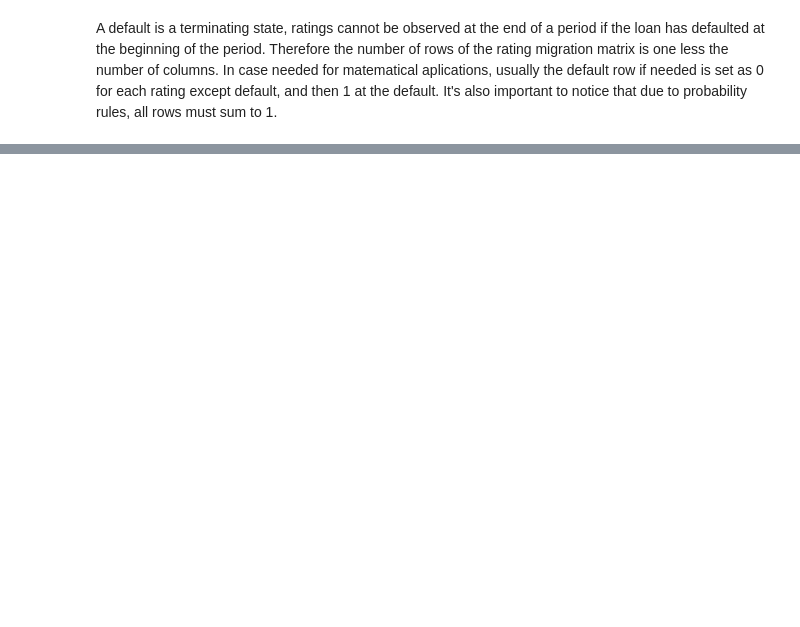
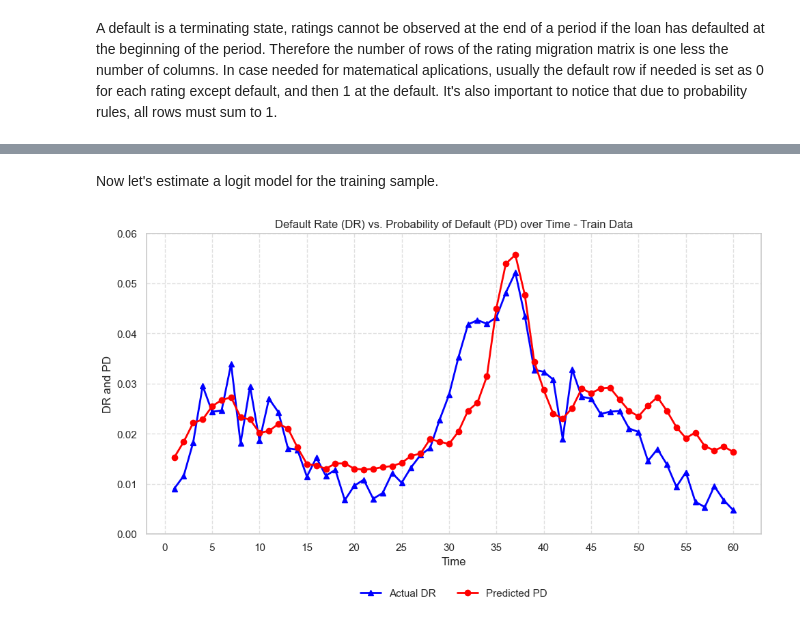
Before and after one commit to gtazevedo/cra_mtae_sas_in_py, a Jupyter notebook: Chapter 6- PD Discrete TIme Hazard Models.ipynb, the cells around one changed output, grey strips where cells are left out. Drawn from its saved outputs; the diff is of its cells as text; code cells hidden in the pictures; blank space fills up the shorter version.

Commit message:
Finished chapter 6. Stated chapter 7

```diff
--- a/Chapter 6- PD Discrete TIme Hazard Models.ipynb
+++ b/Chapter 6- PD Discrete TIme Hazard Models.ipynb
@@ -700,0 +874,38 @@ pag 176
+# %%
+clean_mortgage = mortgage.dropna()
+gss = GroupShuffleSplit(n_splits=1, train_size=0.8, random_state=12345)
+train_idx, test_idx = next(gss.split(clean_mortgage, groups=clean_mortgage['id']))
+train_df = clean_mortgage.iloc[train_idx].copy()
+test_df = clean_mortgage.iloc[test_idx].copy()
+features = ['FICO_orig_time', 'LTV_time', 'gdp_time']
+X_train = train_df[features]
+y_train = train_df['default_time']
+# %% [markdown]
+Now let's estimate a logit model for the training sample.
+# %%
+logit_model = LogisticRegression(penalty=None)
+res = logit_model.fit(X_train, y_train)
+train_df['prob_default'] = logit_model.predict_proba(train_df[features])[:, 1]
+means_df_train = train_df.groupby('time')[['default_time', 'prob_default']].mean().reset_index()
+
+test_df['prob_default'] = logit_model.predict_proba(test_df[features])[:, 1]
+means_df_test = test_df.groupby('time')[['default_time', 'prob_default']].mean().reset_index()
+# %%
+plt.figure(figsize=(10, 6))
+plt.plot(means_df_train['time'], means_df_train['default_time'],
+         color='blue', marker='^', linestyle='-', linewidth=2, label='Actual DR')
+
+plt.plot(means_df_train['time'], means_df_train['prob_default'],
+         color='red', marker='o', linestyle='-', linewidth=2, label='Predicted PD')
+
+plt.xticks(range(0, 61, 5))
+plt.xlabel('Time')
+plt.yticks([i/100 for i in range(0, 7, 1)])
+plt.ylabel('DR and PD')
+plt.legend(loc='upper center', bbox_to_anchor=(0.5, -0.15), ncol=2, frameon=False)
+plt.title('Default Rate (DR) vs. Probability of Default (PD) over Time - Train Data')
+plt.grid(True, linestyle='--', alpha=0.6)
+plt.tight_layout()
+plt.show()
+# %% [output]
+[figure, added]
```
Also changed, not shown: parts of 34 cells of this notebook, 1 other file.
